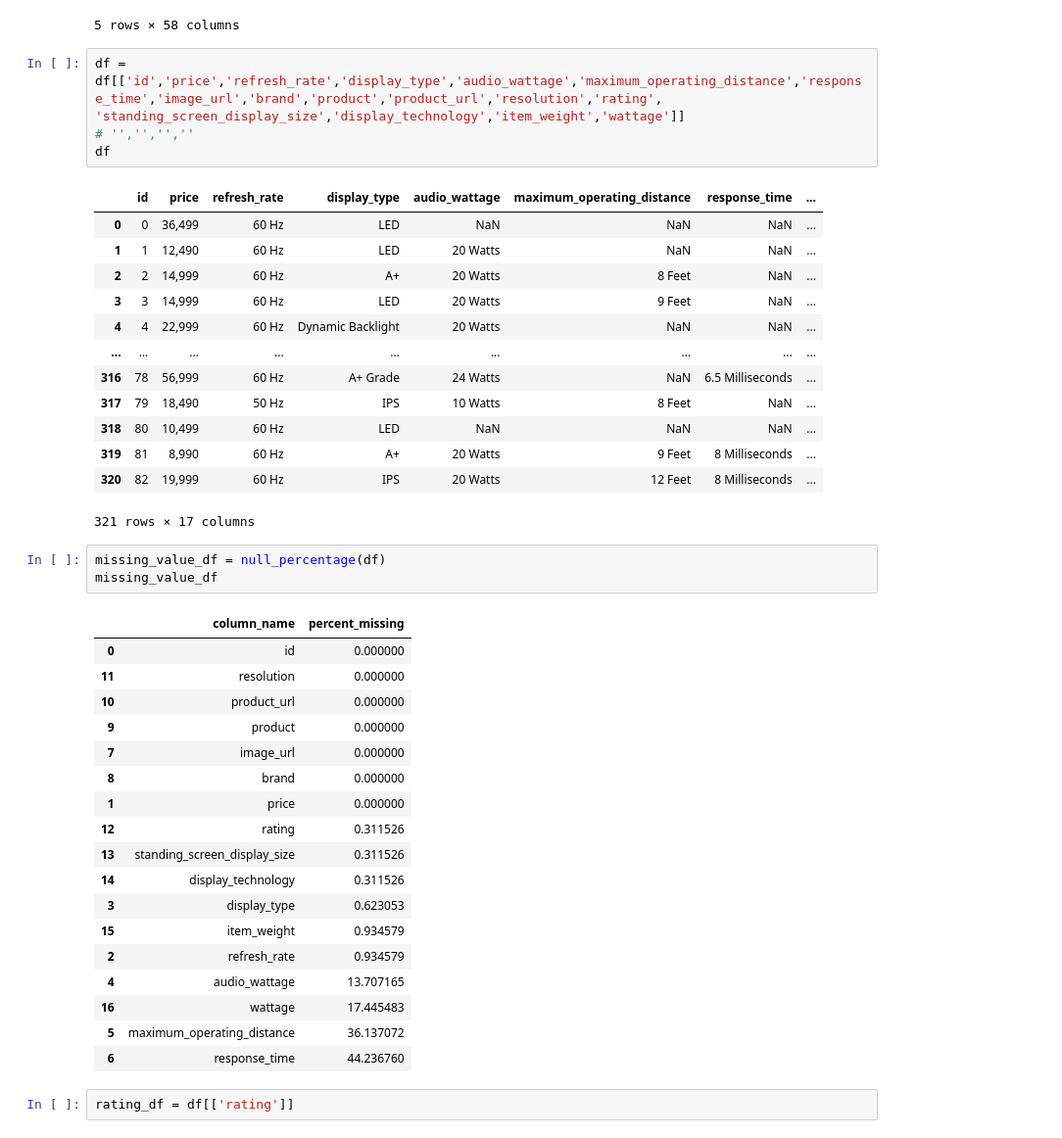
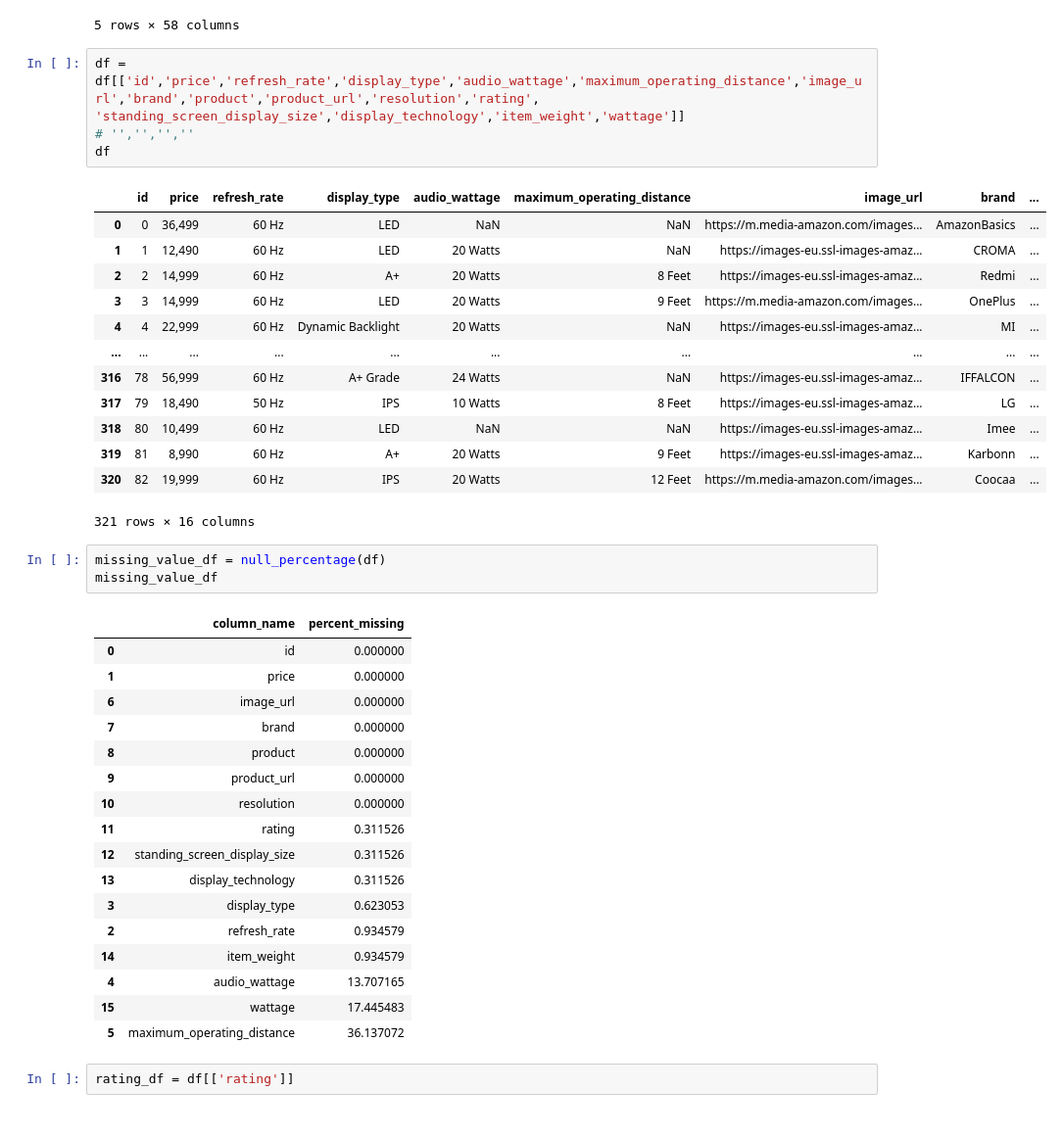
Before and after one commit to AjayKumarChintada/prodcut_recommend, a Jupyter notebook: notebooks/preprocessing.ipynb, the cells around one changed output. Shown at 98% size. Saved outputs shown, nothing was run; the diff lists cells and outputs as text.

```diff
--- a/notebooks/preprocessing.ipynb
+++ b/notebooks/preprocessing.ipynb
@@ -103,46 +103,45 @@ df.head()
 | 4 | 4 | https://images-eu.ssl-images-amaz... | MI | DIXON TECHNOLOGIES (INDIA) LIMITED | Mi 108 cm (43 inches) Full HD And... | https://amazon.in/inches-Full-And... | 22,999 | 1920x1080 Pixels | Wi-Fi, USB, Ethernet, HDMI | ... |
 5 rows × 58 columns
 # %%
-df = df[['id','price','refresh_rate','display_type','audio_wattage','maximum_operating_distance','response_time','image_url','brand','product','product_url','resolution','rating',
+df = df[['id','price','refresh_rate','display_type','audio_wattage','maximum_operating_distance','image_url','brand','product','product_url','resolution','rating',
 'standing_screen_display_size','display_technology','item_weight','wattage']]
 # '','','',''
 df
 # %% [output]
-|  | id | price | refresh_rate | display_type | audio_wattage | maximum_operating_distance | response_time | ... |
-| 0 | 0 | 36,499 | 60 Hz | LED | NaN | NaN | NaN | ... |
-| 1 | 1 | 12,490 | 60 Hz | LED | 20 Watts | NaN | NaN | ... |
-| 2 | 2 | 14,999 | 60 Hz | A+ | 20 Watts | 8 Feet | NaN | ... |
-| 3 | 3 | 14,999 | 60 Hz | LED | 20 Watts | 9 Feet | NaN | ... |
-| 4 | 4 | 22,999 | 60 Hz | Dynamic Backlight | 20 Watts | NaN | NaN | ... |
-| ... | ... | ... | ... | ... | ... | ... | ... | ... |
-| 316 | 78 | 56,999 | 60 Hz | A+ Grade | 24 Watts | NaN | 6.5 Milliseconds | ... |
-| 317 | 79 | 18,490 | 50 Hz | IPS | 10 Watts | 8 Feet | NaN | ... |
-| 318 | 80 | 10,499 | 60 Hz | LED | NaN | NaN | NaN | ... |
-| 319 | 81 | 8,990 | 60 Hz | A+ | 20 Watts | 9 Feet | 8 Milliseconds | ... |
-| 320 | 82 | 19,999 | 60 Hz | IPS | 20 Watts | 12 Feet | 8 Milliseconds | ... |
+|  | id | price | refresh_rate | display_type | audio_wattage | maximum_operating_distance | image_url | brand | ... |
+| 0 | 0 | 36,499 | 60 Hz | LED | NaN | NaN | https://m.media-amazon.com/images... | AmazonBasics | ... |
+| 1 | 1 | 12,490 | 60 Hz | LED | 20 Watts | NaN | https://images-eu.ssl-images-amaz... | CROMA | ... |
+| 2 | 2 | 14,999 | 60 Hz | A+ | 20 Watts | 8 Feet | https://images-eu.ssl-images-amaz... | Redmi | ... |
+| 3 | 3 | 14,999 | 60 Hz | LED | 20 Watts | 9 Feet | https://m.media-amazon.com/images... | OnePlus | ... |
+| 4 | 4 | 22,999 | 60 Hz | Dynamic Backlight | 20 Watts | NaN | https://images-eu.ssl-images-amaz... | MI | ... |
+| ... | ... | ... | ... | ... | ... | ... | ... | ... | ... |
+| 316 | 78 | 56,999 | 60 Hz | A+ Grade | 24 Watts | NaN | https://images-eu.ssl-images-amaz... | IFFALCON | ... |
+| 317 | 79 | 18,490 | 50 Hz | IPS | 10 Watts | 8 Feet | https://images-eu.ssl-images-amaz... | LG | ... |
+| 318 | 80 | 10,499 | 60 Hz | LED | NaN | NaN | https://images-eu.ssl-images-amaz... | Imee | ... |
+| 319 | 81 | 8,990 | 60 Hz | A+ | 20 Watts | 9 Feet | https://images-eu.ssl-images-amaz... | Karbonn | ... |
+| 320 | 82 | 19,999 | 60 Hz | IPS | 20 Watts | 12 Feet | https://m.media-amazon.com/images... | Coocaa | ... |
-321 rows × 17 columns
+321 rows × 16 columns
 # %%
 missing_value_df = null_percentage(df)
 missing_value_df
 # %% [output]
 |  | column_name | percent_missing |
 | 0 | id | 0.000000 |
-| 11 | resolution | 0.000000 |
-| 10 | product_url | 0.000000 |
-| 9 | product | 0.000000 |
-| 7 | image_url | 0.000000 |
-| 8 | brand | 0.000000 |
 | 1 | price | 0.000000 |
-| 12 | rating | 0.311526 |
-| 13 | standing_screen_display_size | 0.311526 |
-| 14 | display_technology | 0.311526 |
+| 6 | image_url | 0.000000 |
+| 7 | brand | 0.000000 |
+| 8 | product | 0.000000 |
+| 9 | product_url | 0.000000 |
+| 10 | resolution | 0.000000 |
+| 11 | rating | 0.311526 |
+| 12 | standing_screen_display_size | 0.311526 |
+| 13 | display_technology | 0.311526 |
 | 3 | display_type | 0.623053 |
-| 15 | item_weight | 0.934579 |
 | 2 | refresh_rate | 0.934579 |
+| 14 | item_weight | 0.934579 |
 | 4 | audio_wattage | 13.707165 |
-| 16 | wattage | 17.445483 |
+| 15 | wattage | 17.445483 |
 | 5 | maximum_operating_distance | 36.137072 |
-| 6 | response_time | 44.236760 |
 # %%
 rating_df = df[['rating']]
 # %%
```
Also changed, not shown: parts of 7 cells of this notebook.
